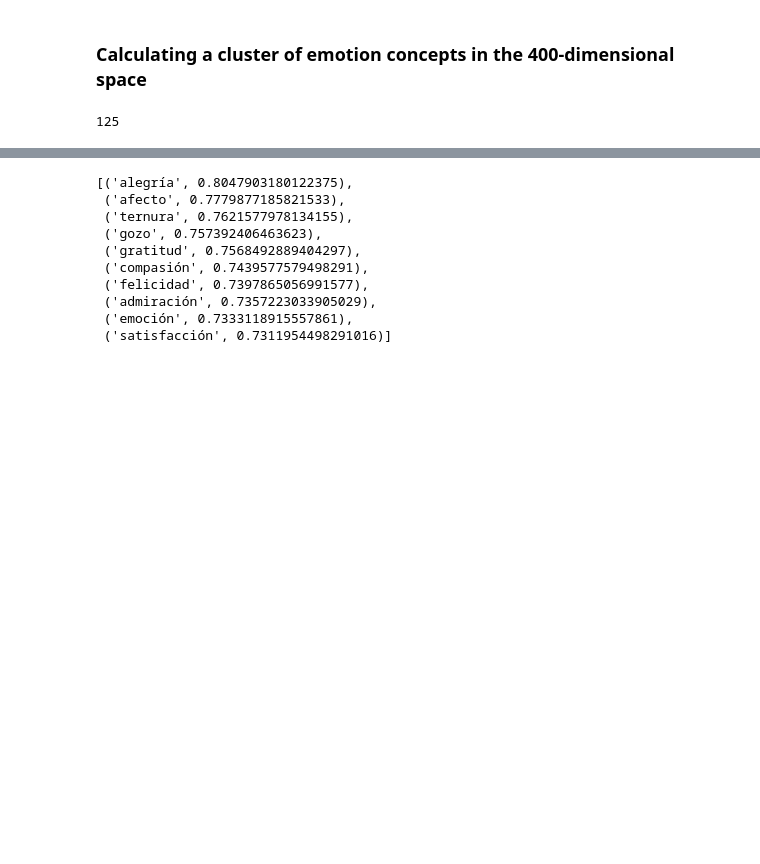
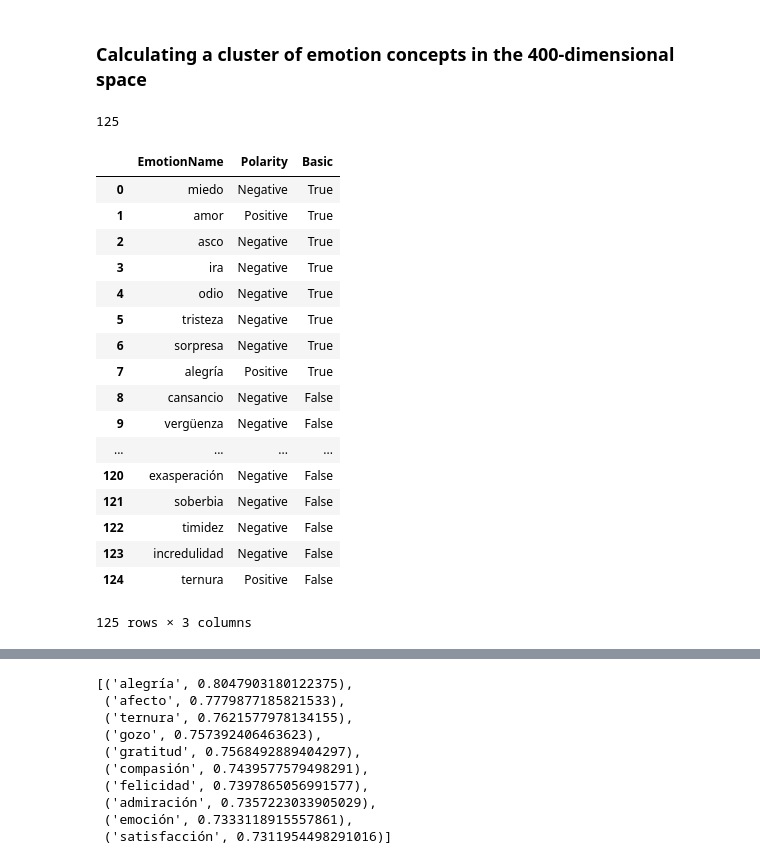
Before and after one commit to psicobotica/prolexitim-analytics, a Jupyter notebook: exploratory/Prolex-Explore-TextProcessing.ipynb, the cells around one changed output, grey strips where cells are left out. Saved outputs shown, nothing was run; the diff lists cells and outputs as text; code cells hidden in the pictures; blank space fills up the shorter version.

```diff
--- a/exploratory/Prolex-Explore-TextProcessing.ipynb
+++ b/exploratory/Prolex-Explore-TextProcessing.ipynb
@@ -257,3 +343,46 @@ AllEmotions = BasicEmotions + SecondEmotions
 len(AllEmotions)
 # %% [output]
 125
+# %%
+# Create data frame with emotions and their corresponding vectors
+emotions_df_cols = ['EmotionName', 'Polarity', 'Basic']
+
+emotions_df = pd.DataFrame(columns = emotions_df_cols)
+# %%
+# Fill the new df with data
+
+for emotion in BasicEmotions:
+    emotions_df.loc[len(emotions_df)] = [emotion, 'N/A', 'True']
+
+for emotion in SecondEmotions:
+    if emotion not in emotions_df['EmotionName']:
+        emotions_df.loc[len(emotions_df)] = [emotion, 'N/A', 'False']
+
+def getPolarity(row):
+    if row['EmotionName'] in PosEmotions:
+        return 'Positive'
+    else:
+        return 'Negative'
+
+emotions_df['Polarity'] = emotions_df.apply(getPolarity, axis=1)
+# %%
+emotions_df
+# %% [output]
+|  | EmotionName | Polarity | Basic |
+| 0 | miedo | Negative | True |
+| 1 | amor | Positive | True |
+| 2 | asco | Negative | True |
+| 3 | ira | Negative | True |
+| 4 | odio | Negative | True |
+| 5 | tristeza | Negative | True |
+| 6 | sorpresa | Negative | True |
+| 7 | alegría | Positive | True |
+| 8 | cansancio | Negative | False |
+| 9 | vergüenza | Negative | False |
+| ... | ... | ... | ... |
+| 120 | exasperación | Negative | False |
+| 121 | soberbia | Negative | False |
+| 122 | timidez | Negative | False |
+| 123 | incredulidad | Negative | False |
+| 124 | ternura | Positive | False |
+125 rows × 3 columns
```
Also changed, not shown: parts of 31 cells of this notebook.
